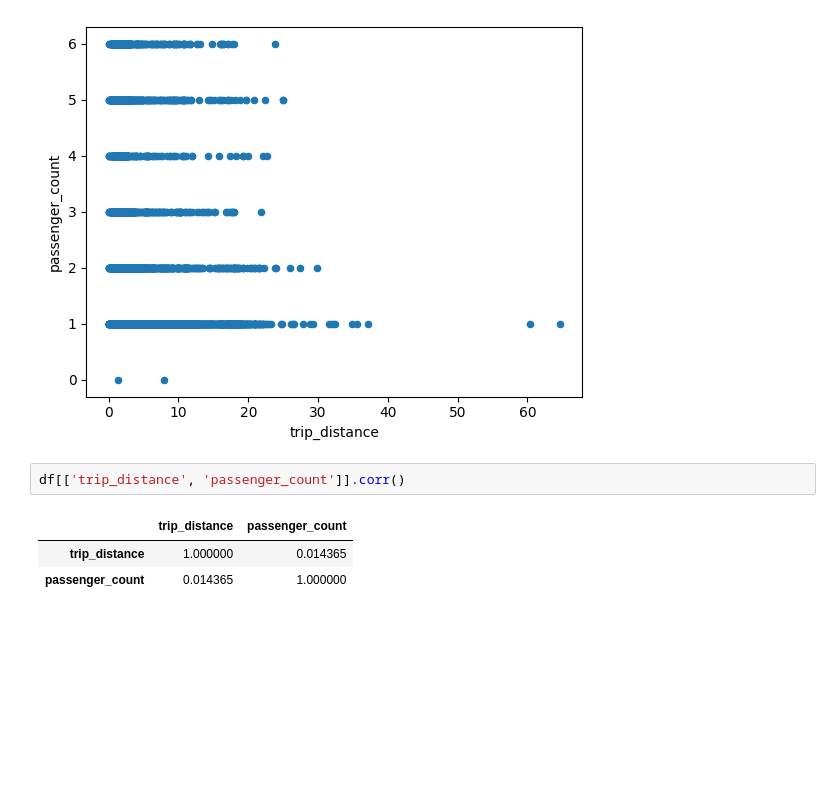
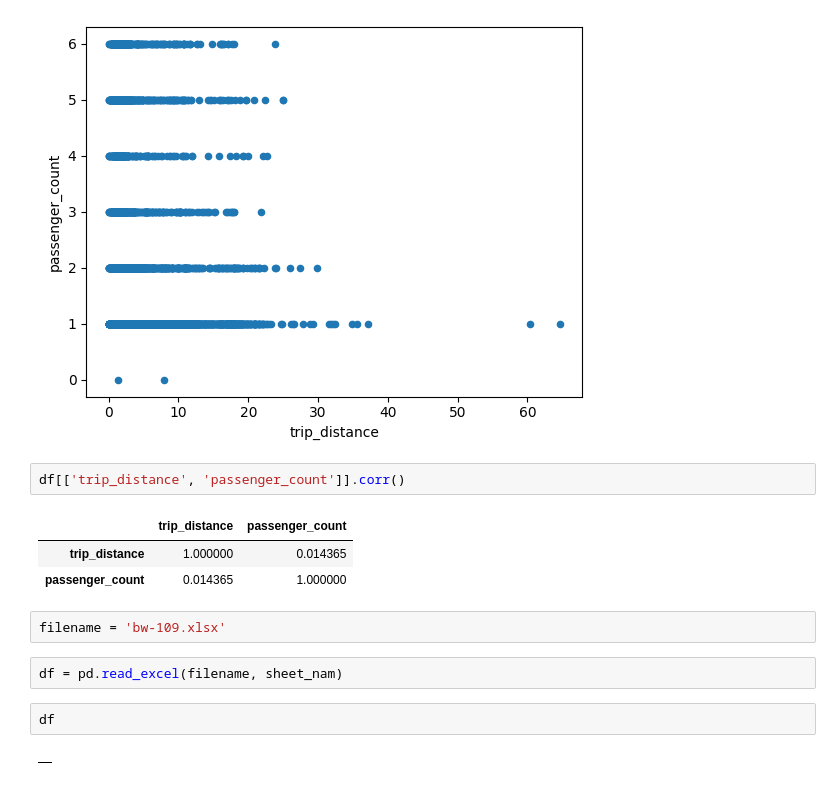
Before and after one commit to reuven/2025-08August-06-jupyter, a Jupyter notebook: IIBA - 2025-08August-06-jupyter.ipynb, the cells around one changed output. Drawn from its saved outputs; the diff is of its cells as text; blank space fills up the shorter version.

```diff
--- a/IIBA - 2025-08August-06-jupyter.ipynb
+++ b/IIBA - 2025-08August-06-jupyter.ipynb
@@ -401,3 +401,11 @@ df[['trip_distance', 'passenger_count']].corr()
 |  | trip_distance | passenger_count |
 | trip_distance | 1.000000 | 0.014365 |
 | passenger_count | 0.014365 | 1.000000 |
+# %%
+filename = 'bw-109.xlsx'
+# %%
+df = pd.read_excel(filename, sheet_nam)
+# %%
+df
+# %% [output]
+|  |
```
